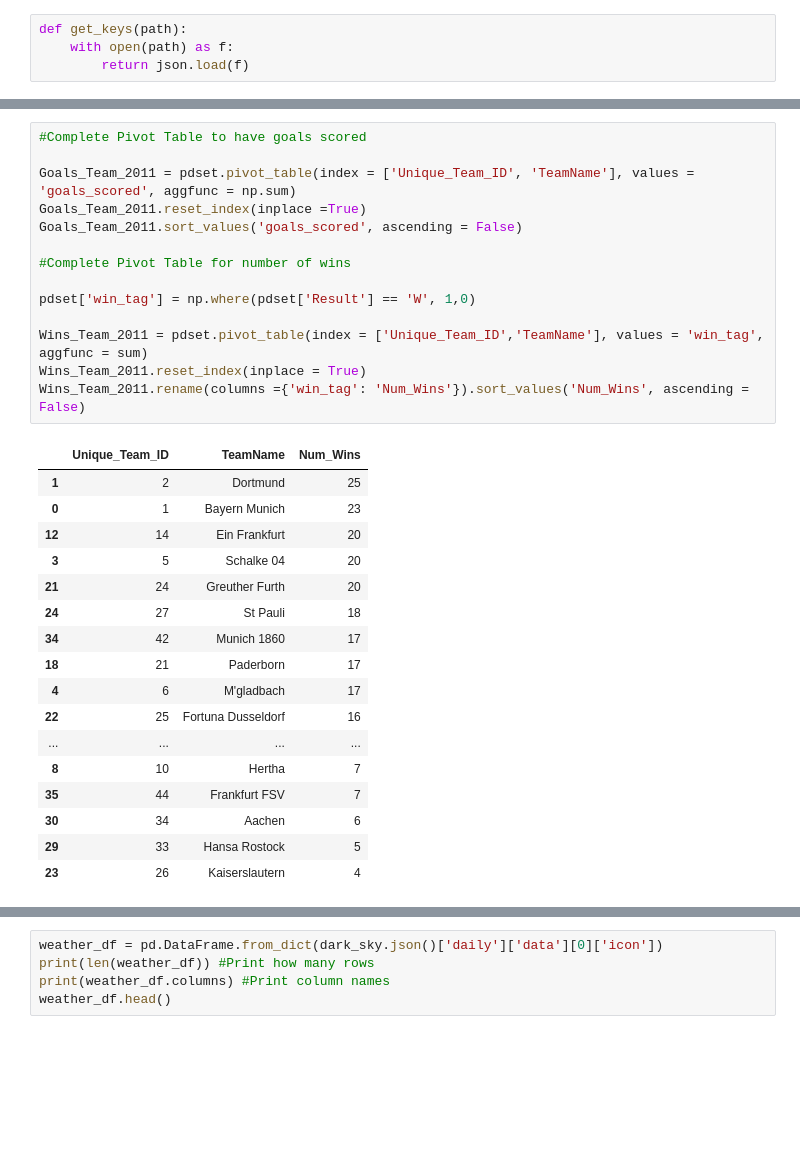
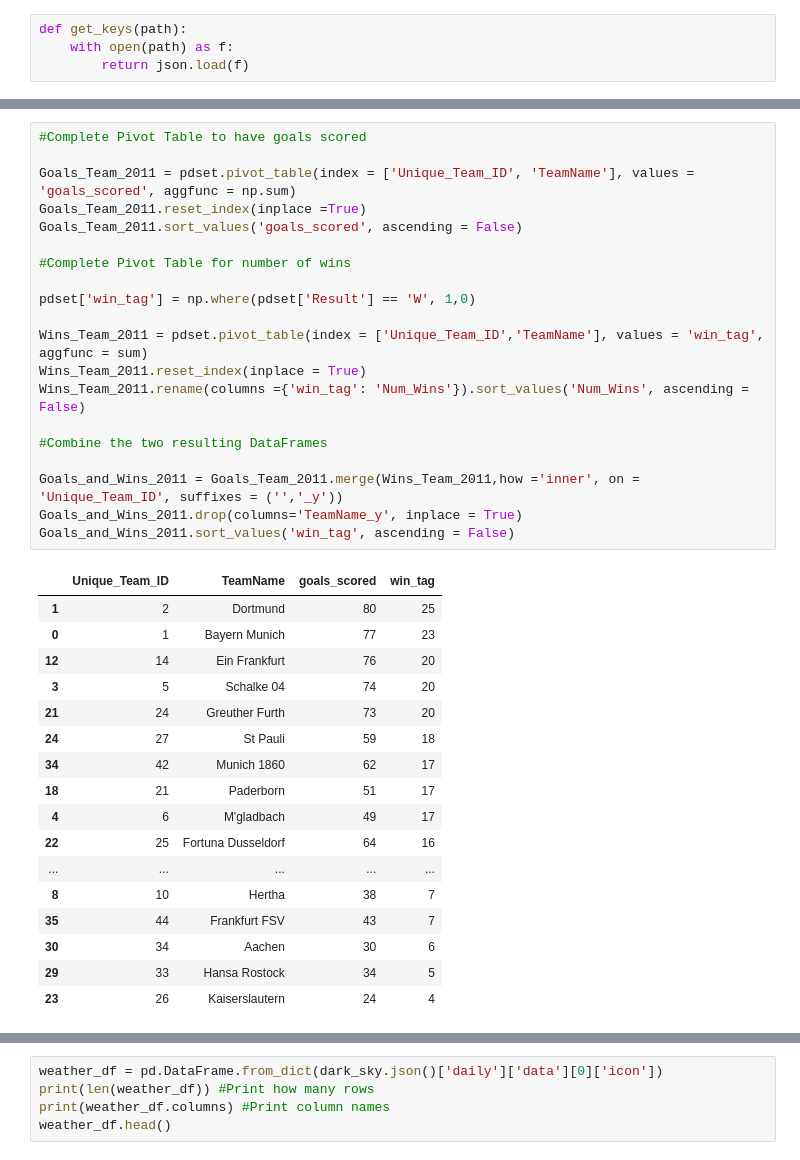
Before and after one commit to Silkways/Data-Construction, a Jupyter notebook: Project_2_Gus.ipynb, the cells around one changed output, grey strips where cells are left out. Cells and saved outputs as stored; diff of their text form; blank space fills up the shorter version.

```diff
--- a/Project_2_Gus.ipynb
+++ b/Project_2_Gus.ipynb
@@ -232,34 +232,40 @@ See the caveats in the documentation: http://pandas.pydata.org/pandas-docs/stabl
 # %%
 #Complete Pivot Table to have goals scored
 
 Goals_Team_2011 = pdset.pivot_table(index = ['Unique_Team_ID', 'TeamName'], values = 'goals_scored', aggfunc = np.sum)
 Goals_Team_2011.reset_index(inplace =True)
 Goals_Team_2011.sort_values('goals_scored', ascending = False)
 
 #Complete Pivot Table for number of wins
 
 pdset['win_tag'] = np.where(pdset['Result'] == 'W', 1,0)
 
 Wins_Team_2011 = pdset.pivot_table(index = ['Unique_Team_ID','TeamName'], values = 'win_tag', aggfunc = sum)
 Wins_Team_2011.reset_index(inplace = True)
 Wins_Team_2011.rename(columns ={'win_tag': 'Num_Wins'}).sort_values('Num_Wins', ascending = False)
+
+#Combine the two resulting DataFrames
+
+Goals_and_Wins_2011 = Goals_Team_2011.merge(Wins_Team_2011,how ='inner', on = 'Unique_Team_ID', suffixes = ('','_y'))
+Goals_and_Wins_2011.drop(columns='TeamName_y', inplace = True)
+Goals_and_Wins_2011.sort_values('win_tag', ascending = False)
 # %% [output]
-|  | Unique_Team_ID | TeamName | Num_Wins |
-| 1 | 2 | Dortmund | 25 |
-| 0 | 1 | Bayern Munich | 23 |
-| 12 | 14 | Ein Frankfurt | 20 |
-| 3 | 5 | Schalke 04 | 20 |
-| 21 | 24 | Greuther Furth | 20 |
-| 24 | 27 | St Pauli | 18 |
-| 34 | 42 | Munich 1860 | 17 |
-| 18 | 21 | Paderborn | 17 |
-| 4 | 6 | M'gladbach | 17 |
-| 22 | 25 | Fortuna Dusseldorf | 16 |
-| ... | ... | ... | ... |
-| 8 | 10 | Hertha | 7 |
-| 35 | 44 | Frankfurt FSV | 7 |
-| 30 | 34 | Aachen | 6 |
-| 29 | 33 | Hansa Rostock | 5 |
-| 23 | 26 | Kaiserslautern | 4 |
+|  | Unique_Team_ID | TeamName | goals_scored | win_tag |
+| 1 | 2 | Dortmund | 80 | 25 |
+| 0 | 1 | Bayern Munich | 77 | 23 |
+| 12 | 14 | Ein Frankfurt | 76 | 20 |
+| 3 | 5 | Schalke 04 | 74 | 20 |
+| 21 | 24 | Greuther Furth | 73 | 20 |
+| 24 | 27 | St Pauli | 59 | 18 |
+| 34 | 42 | Munich 1860 | 62 | 17 |
+| 18 | 21 | Paderborn | 51 | 17 |
+| 4 | 6 | M'gladbach | 49 | 17 |
+| 22 | 25 | Fortuna Dusseldorf | 64 | 16 |
+| ... | ... | ... | ... | ... |
+| 8 | 10 | Hertha | 38 | 7 |
+| 35 | 44 | Frankfurt FSV | 43 | 7 |
+| 30 | 34 | Aachen | 30 | 6 |
+| 29 | 33 | Hansa Rostock | 34 | 5 |
+| 23 | 26 | Kaiserslautern | 24 | 4 |
 # %%
 dark_sky.json().keys()
```
Also changed, not shown: parts of 5 cells of this notebook.
